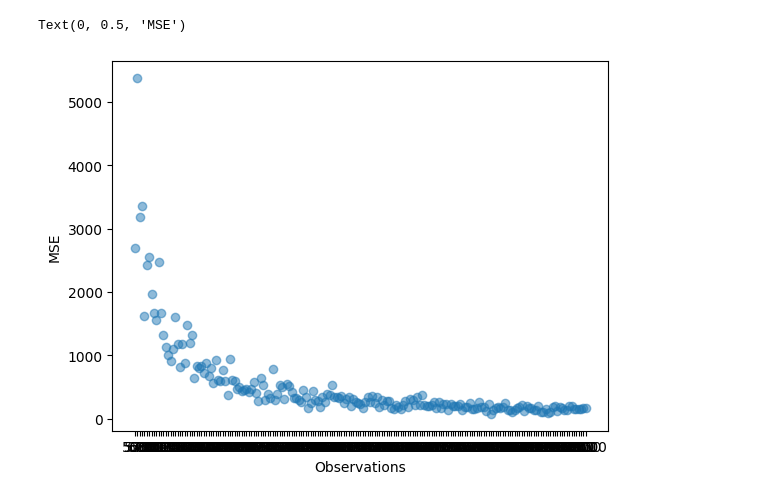
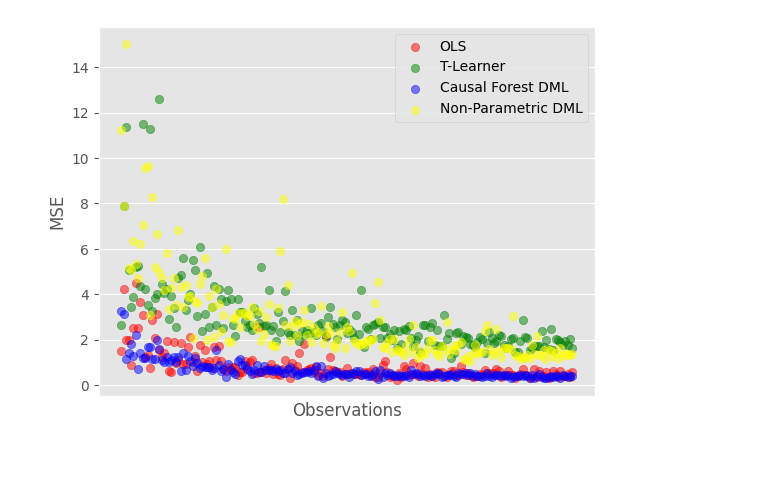
Before and after one commit to Jackbonkins/Heter_effects, a Jupyter notebook: MSE_Analysis.ipynb, the cells around one changed output. Drawn from its saved outputs; the diff is of its cells as text; code cells hidden in the pictures; blank space fills up the shorter version.

```diff
--- a/MSE_Analysis.ipynb
+++ b/MSE_Analysis.ipynb
@@ -93,7 +88,0 @@ covariance is not symmetric positive-semidefinite.
-# %%
-plt.scatter(mse_df['n'], mse_df['MSE'], alpha=0.5)
-plt.xlabel('Observations')
-plt.ylabel('MSE')
-# %% [output]
-Text(0, 0.5, 'MSE')
-[figure, removed]
@@ -104,0 +89,5 @@ estimated_cate_non_param, non_param_MSE = estimators.non_param_dml()
+# %%
+mse_ols = mse_analysis(ols=True)
+mse_t = mse_analysis(t_learner=True)
+mse_cf_dml = mse_analysis(cf_dml=True)
+mse_npm = mse_analysis(npm=True)
@@ -104,0 +99,21 @@ estimated_cate_non_param, non_param_MSE = estimators.non_param_dml()
+# %%
+
+# Use the n values to set the ticks
+# Create the scatter plot
+plt.style.use('ggplot')
+plt.scatter(mse_ols['n'], mse_ols['MSE'], alpha=0.5, color='red', label='OLS')
+plt.scatter(mse_t['n'], mse_t['MSE'], alpha=0.5, color='green', label='T-Learner')
+plt.scatter(mse_cf_dml['n'], mse_cf_dml['MSE'], alpha=0.5, color='blue', label='Causal Forest DML')
+plt.scatter(mse_npm['n'], mse_npm['MSE'], alpha=0.5, color='yellow', label='Non-Parametric DML')
+
+# Set the x-ticks and y-ticks
+plt.xticks([])
+# Set labels and legend
+plt.xlabel('Observations')
+plt.ylabel('MSE')
+plt.legend()
+
+# Show the plot
+plt.show()
+# %% [output]
+[figure, added]
```
Also changed, not shown: parts of 3 cells of this notebook, 2 other files.
